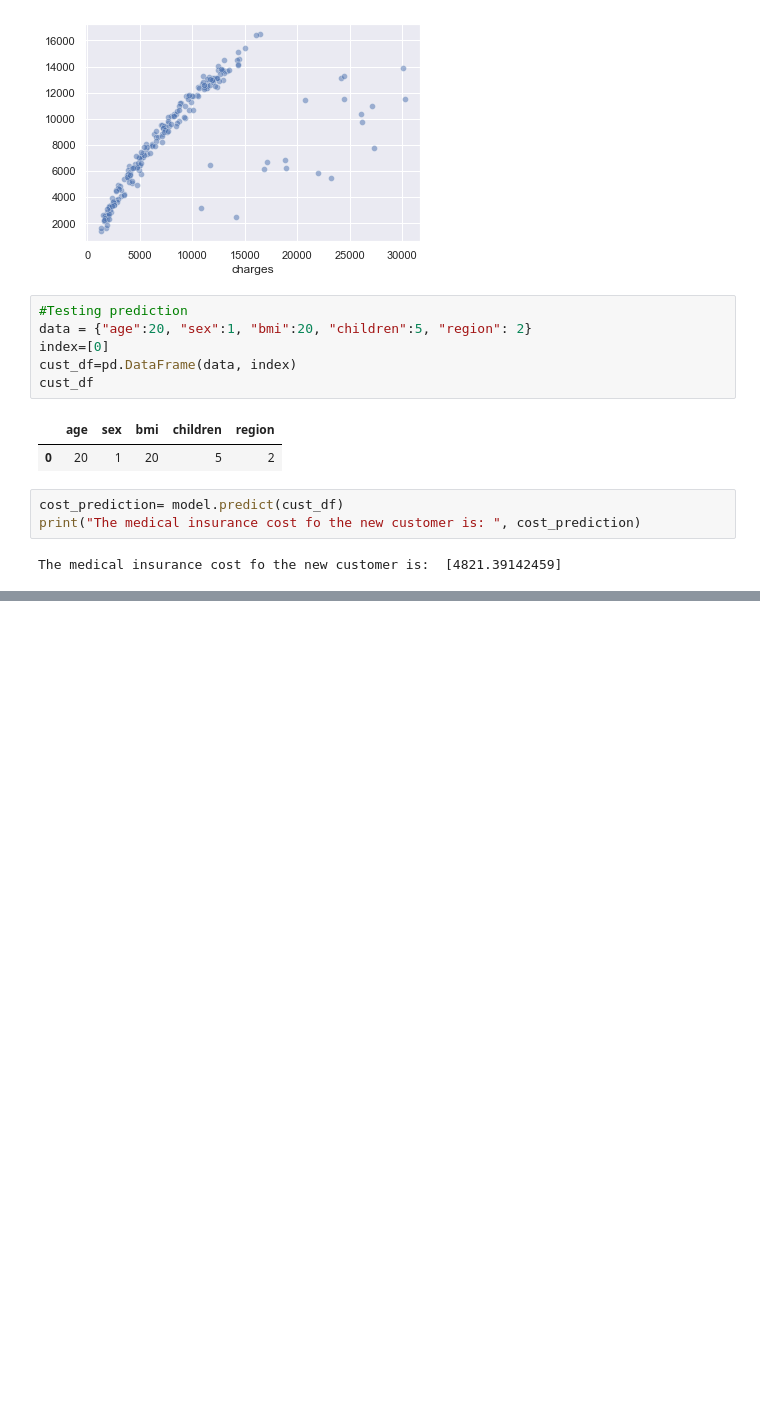
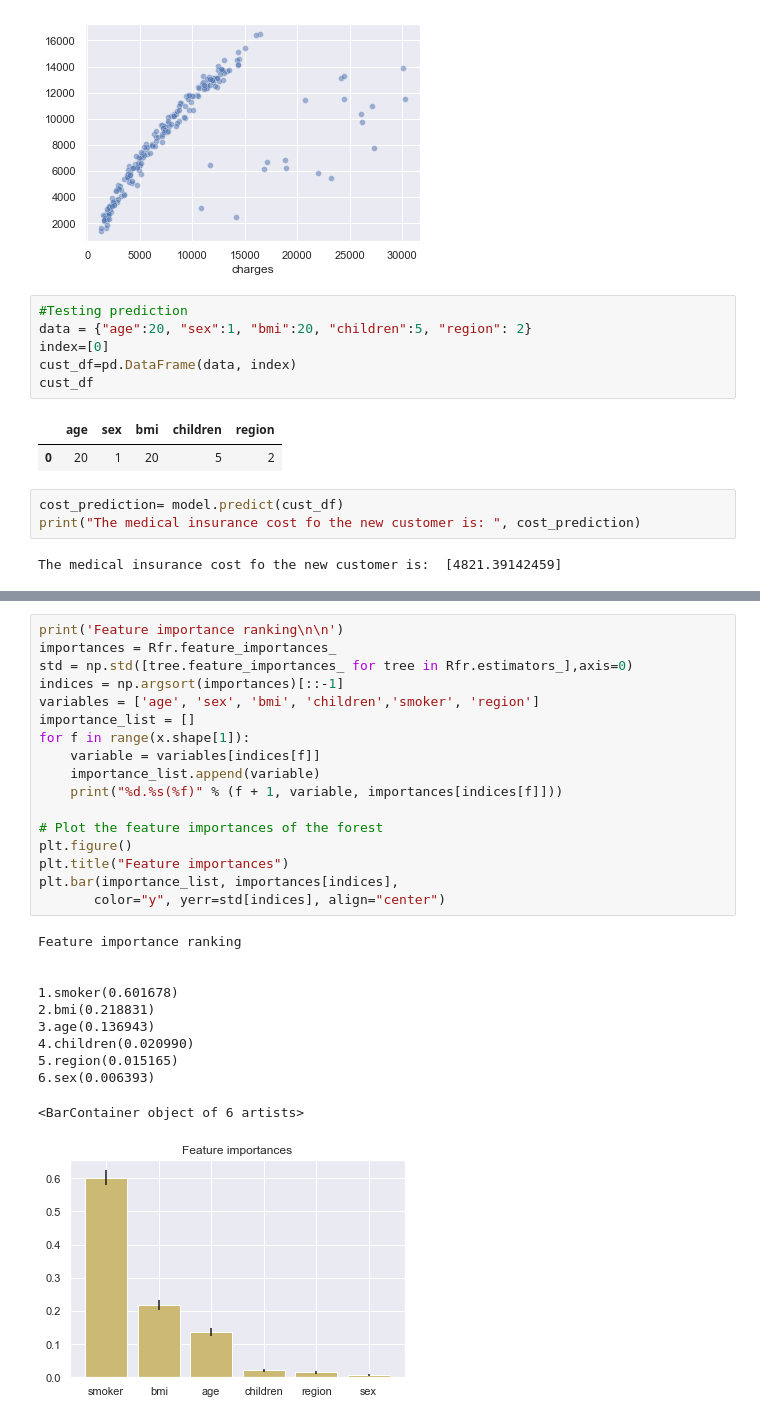
Before and after one commit to Knyazhna/UWFinTech_Group4_Project2, a Jupyter notebook: Predicting_health_insurance_cost.ipynb, the cells around one changed output, grey strips where cells are left out. Drawn from its saved outputs; the diff is of its cells as text; blank space fills up the shorter version.

```diff
--- a/Predicting_health_insurance_cost.ipynb
+++ b/Predicting_health_insurance_cost.ipynb
@@ -381,0 +483,29 @@ iteration=1500
+# %%
+print('Feature importance ranking\n\n')
+importances = Rfr.feature_importances_
+std = np.std([tree.feature_importances_ for tree in Rfr.estimators_],axis=0)
+indices = np.argsort(importances)[::-1]
+variables = ['age', 'sex', 'bmi', 'children','smoker', 'region']
+importance_list = []
+for f in range(x.shape[1]):
+    variable = variables[indices[f]]
+    importance_list.append(variable)
+    print("%d.%s(%f)" % (f + 1, variable, importances[indices[f]]))
+
+# Plot the feature importances of the forest
+plt.figure()
+plt.title("Feature importances")
+plt.bar(importance_list, importances[indices],
+       color="y", yerr=std[indices], align="center")
+# %% [output]
+Feature importance ranking
+
+
+1.smoker(0.601678)
+2.bmi(0.218831)
+3.age(0.136943)
+4.children(0.020990)
+5.region(0.015165)
+6.sex(0.006393)
+<BarContainer object of 6 artists>
+[figure, added]
```
Also changed, not shown: parts of 18 cells of this notebook, 1 other file.
